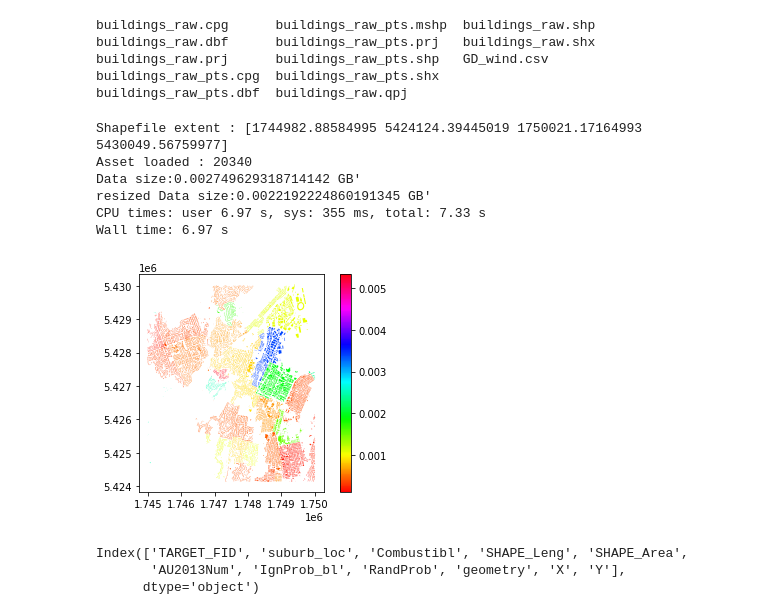
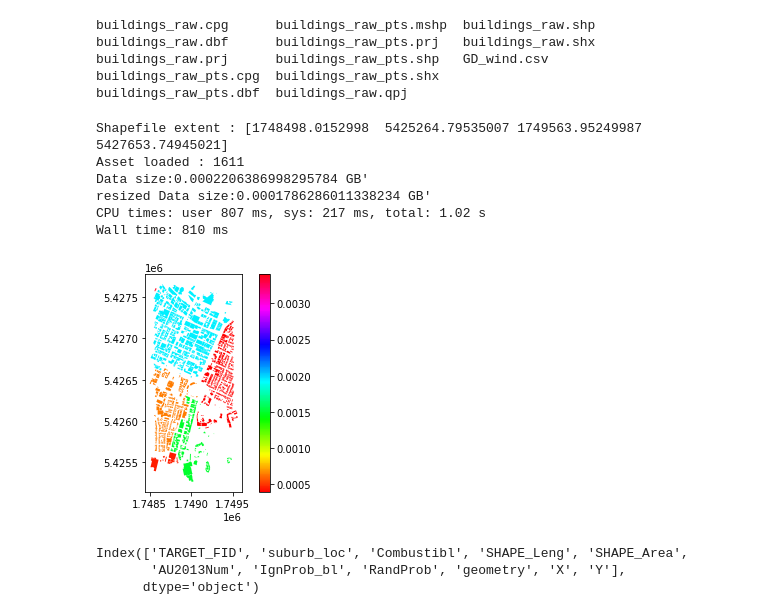
Before and after one commit to 37stu37/FFE, a Jupyter notebook: FFE_network_w_Dack.ipynb, the cells around one changed output. Cells and saved outputs as stored; diff of their text form; code cells hidden in the pictures.

```diff
--- a/FFE_network_w_Dack.ipynb
+++ b/FFE_network_w_Dack.ipynb
@@ -115,18 +115,18 @@ def create_network(edge_list_dataframe):
 # %%
 %%time
 # load data
-# gdf_polygon = load_data("buildings_raw.shp", 1748570, 5425500, 1749500, 5427600) # small
-gdf = load_data("buildings_raw.shp", 1745000, 5424148, 1750000, 5430000) # larger
+gdf = load_data("buildings_raw.shp", 1748570, 5425500, 1749500, 5427600) # small
+# gdf = load_data("buildings_raw.shp", 1745000, 5424148, 1750000, 5430000) # larger
 # gdf = load_data("buildings_raw.shp", 1740508, 5420049, 1755776, 5443033) # whole
 gdf.plot(column='IgnProb_bl', cmap='hsv', legend=True)
 # %% [output]
-Shapefile extent : [1744982.88584995 5424124.39445019 1750021.17164993 5430049.56759977]
-Asset loaded : 20340
-Data size:0.002749629318714142 GB'
-resized Data size:0.0022192224860191345 GB'
-CPU times: user 6.97 s, sys: 355 ms, total: 7.33 s
-Wall time: 6.97 s
+Shapefile extent : [1748498.0152998  5425264.79535007 1749563.95249987 5427653.74945021]
+Asset loaded : 1611
+Data size:0.0002206386998295784 GB'
+resized Data size:0.0001786286011338234 GB'
+CPU times: user 807 ms, sys: 217 ms, total: 1.02 s
+Wall time: 810 ms
-[figure, old version]
+[figure, new version]
 # %%
 gdf.columns
 # %% [output]
```
Also changed, not shown: parts of 9 cells of this notebook.
